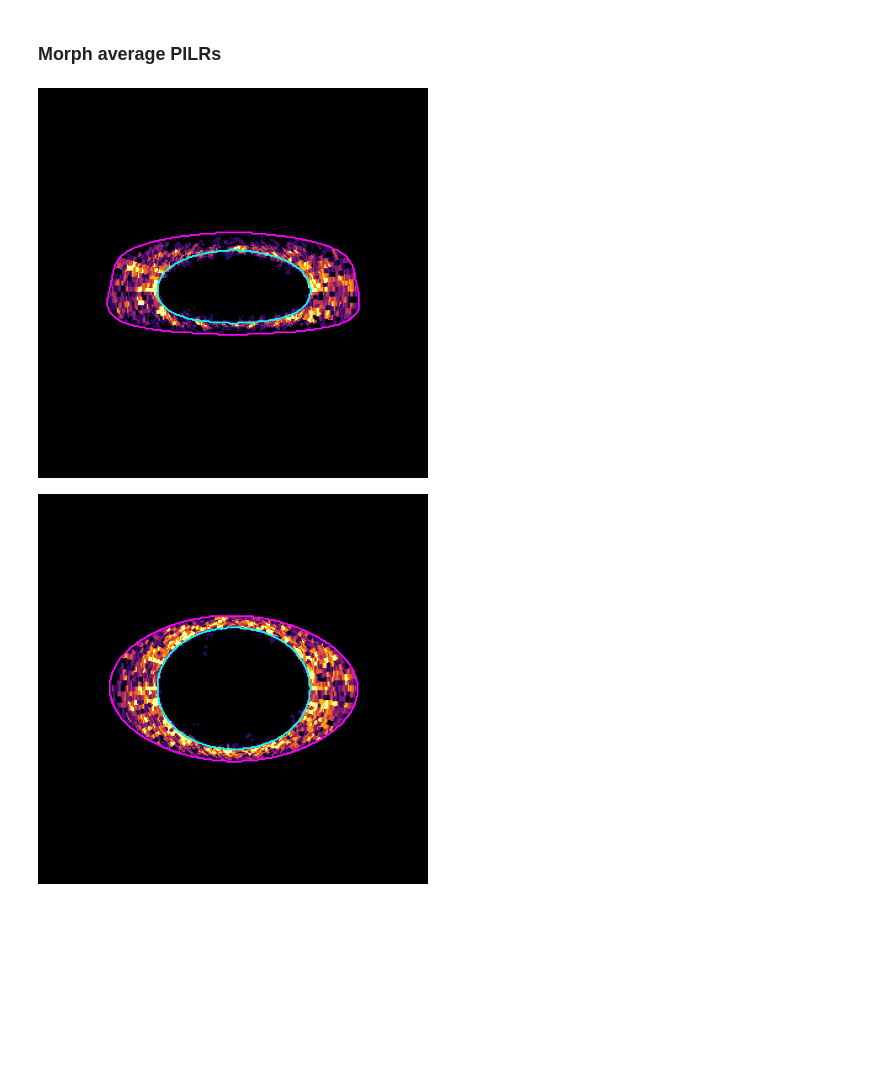
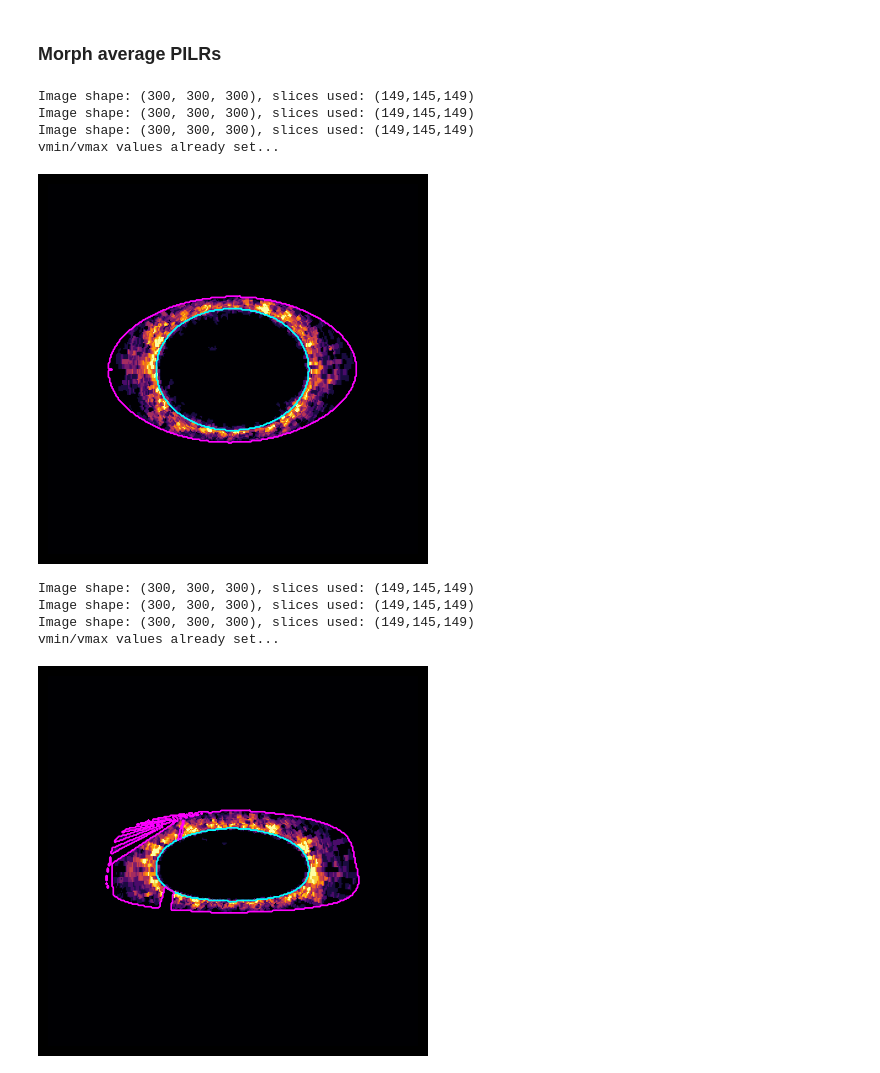
Before and after one commit to mesoscope/cellpack-analysis, a Jupyter notebook: cellpack_analysis/notebooks/morph_PILR_into_average_shape.ipynb, the cells around one changed output. Cells and saved outputs as stored; diff of their text form; code cells hidden in the pictures; blank space fills up the shorter version.

```diff
--- a/cellpack_analysis/notebooks/morph_PILR_into_average_shape.ipynb
+++ b/cellpack_analysis/notebooks/morph_PILR_into_average_shape.ipynb
@@ -26,4 +17,12 @@ print(control.get_staging())
 # %% [markdown]
 ### Compute voxelization of mean shape
+# %%
+# TODO: move this path to a config file
+mesh_folder = "/allen/aics/animated-cell/Saurabh/cellpack-analysis/data/average_shape_meshes"
+mesh_dict = get_average_shape_mesh_objects(mesh_folder)
+outer_mesh = mesh_dict["mem"]
+inner_mesh = mesh_dict["nuc"]
 # %%
-domain, domain_nuc, domain_mem, coords_param = common.get_mean_shape_as_image(control)
+domain, domain_nuc, domain_mem, coords_param = common.get_mean_shape_as_image(
+    outer_mesh=outer_mesh, inner_mesh=inner_mesh
+)
@@ -61,37 +64,51 @@ plt.rcdefaults()
 for ch, pilr in avg_pilr.items():
     morphed = cytoparam.morph_representation_on_shape(
         img=domain,
         param_img_coords=coords_param,
         representation=pilr,
     )
     data = np.stack([domain_nuc, domain_mem, morphed], axis=0)
-    mode = {"nuc":"center_nuc","mem":"center_nuc","gfp":"center_nuc"}
+    mode = {"nuc": "center_nuc", "mem": "center_nuc", "gfp": "center_nuc"}
     if "nucleus" in ch:
         vmin = np.percentile(pilr, 1)
-        vmax = np.percentile(pilr, 80)
+        vmax = np.percentile(pilr, 99)
     else:
         continue
         vmin = 0
         vmax = np.percentile(pilr, 99)
     projector = common.Projector(data, mask_on=True, box_size=300, force_fit=True)
     projector.set_vmin_vmax_gfp_values(vmin, vmax)
     projector.set_panel_size(4)
     for proj, dim in enumerate(["y", "z"]):
-        fig, ax = plt.subplots(1,1,figsize=(4,4), facecolor="black")
+        fig, ax = plt.subplots(1, 1, figsize=(4, 4), facecolor="black")
         projector.set_projection_mode(ax=dim, mode=mode)
         projector.compute()
         contour = projector.get_proj_contours()
         projector.view(alias="gfp", ax=ax)
         for alias_cont, alias_color in zip(["nuc", "mem"], ["cyan", "magenta"]):
-            [ax.plot(c[:,1], c[:,0], lw=1, color=alias_color) for c in contour[alias_cont]]
-            [ax.plot(c[:,1], c[:,0], lw=1, color=alias_color) for c in contour[alias_cont]]
+            [
+                ax.plot(c[:, 1], c[:, 0], lw=1, color=alias_color)
+                for c in contour[alias_cont]
+            ]
+            [
+                ax.plot(c[:, 1], c[:, 0], lw=1, color=alias_color)
+                for c in contour[alias_cont]
+            ]
         # ax.set_title(f"{ch} {dim}")
         ax.axis("off")
         plt.tight_layout()
         fig.savefig(figdir / f"{ch}_{dim}.png")
         plt.show()
         # break
     # break
 # %% [output]
+Image shape: (300, 300, 300), slices used: (149,145,149)
+Image shape: (300, 300, 300), slices used: (149,145,149)
+Image shape: (300, 300, 300), slices used: (149,145,149)
+vmin/vmax values already set...
-[figure, old version]
+[figure, new version]
+Image shape: (300, 300, 300), slices used: (149,145,149)
+Image shape: (300, 300, 300), slices used: (149,145,149)
+Image shape: (300, 300, 300), slices used: (149,145,149)
+vmin/vmax values already set...
-[figure, old version]
+[figure, new version]
```
Also changed, not shown: parts of 7 cells of this notebook, 18 other files.
